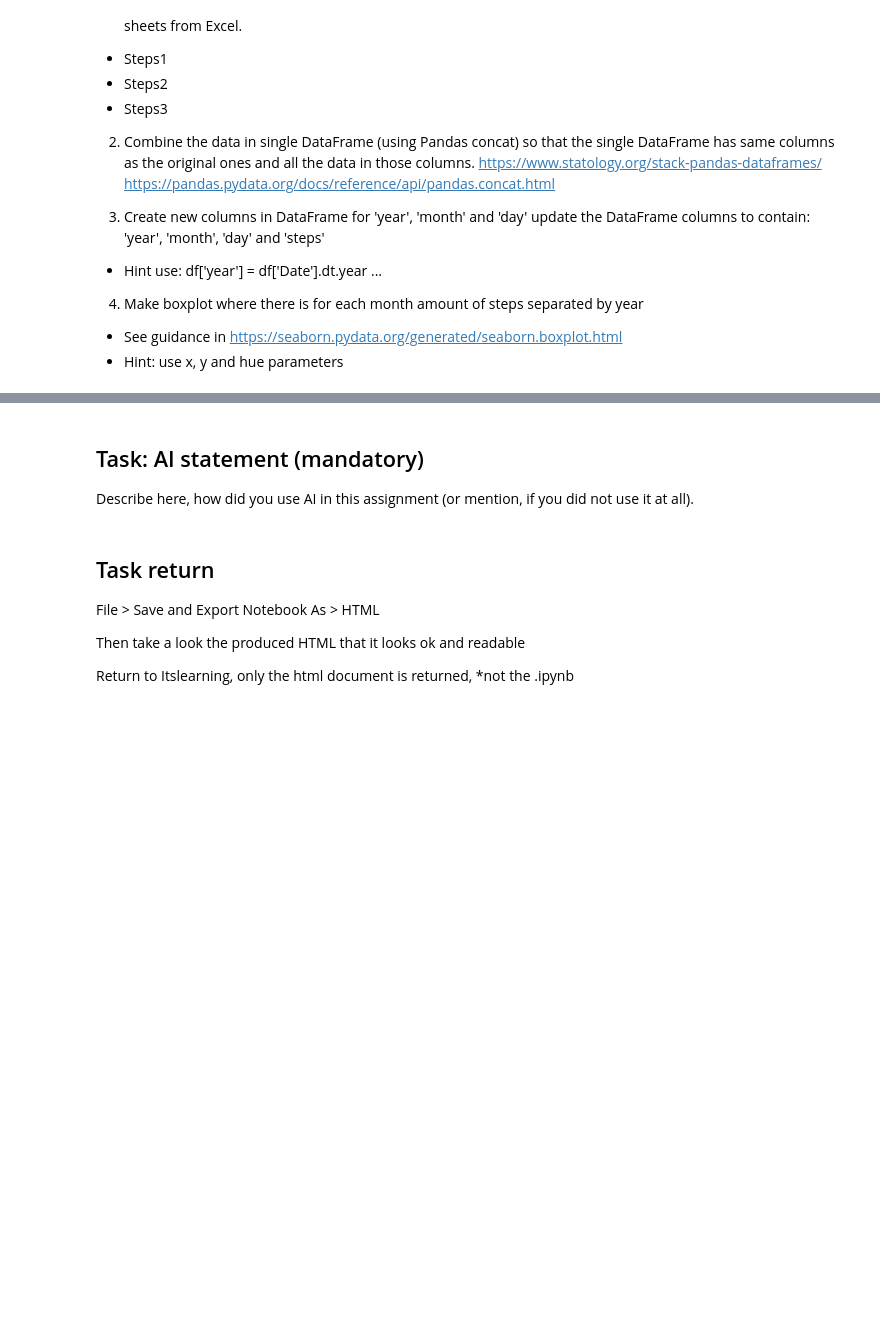
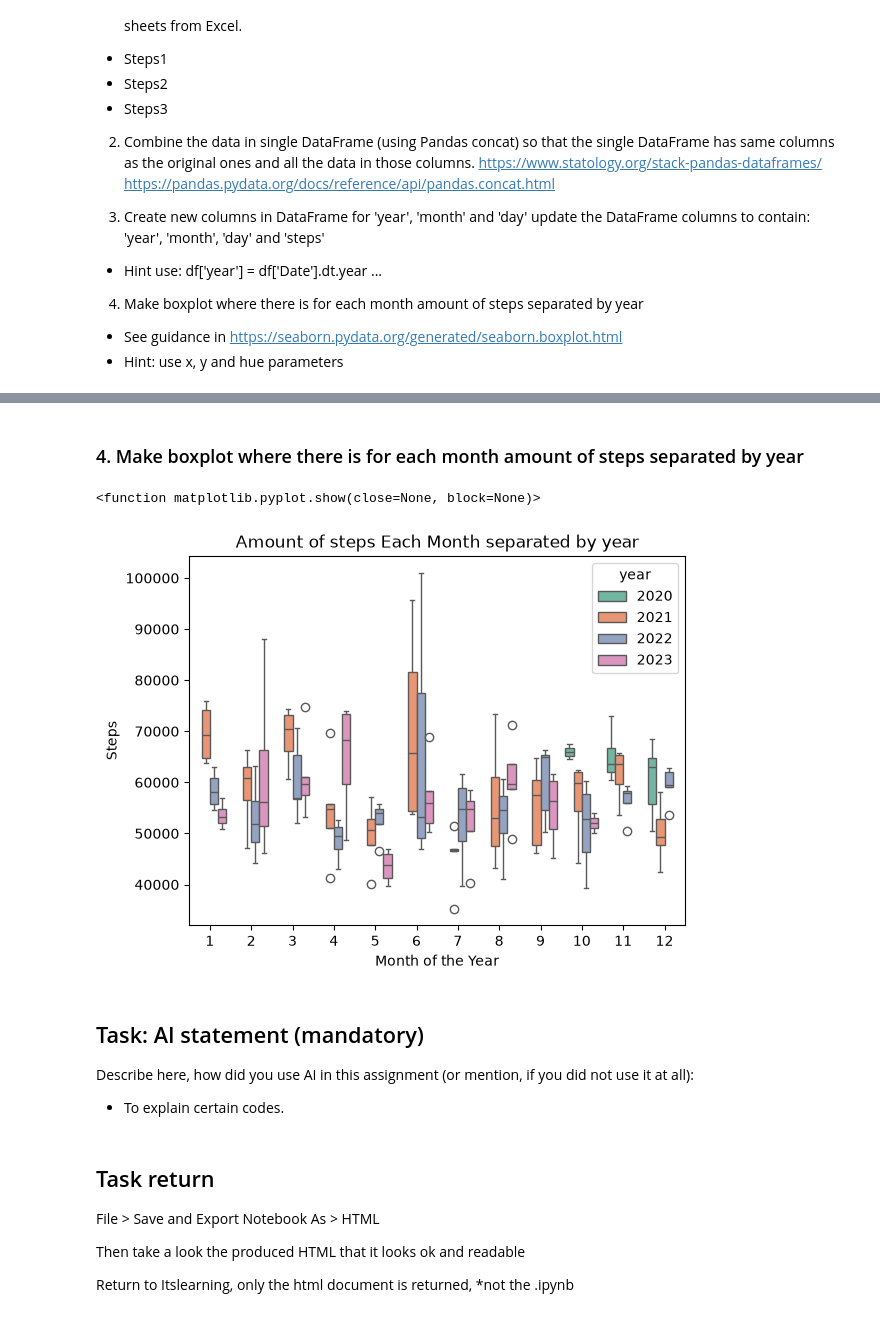
Before and after one commit to buicaothe/PYTHON, a Jupyter notebook: DATA MANAGEMENT/Labweek41/Data_Cleaning_and_datetime_handling.ipynb, the cells around one changed output, grey strips where cells are left out. Cells and saved outputs as stored; diff of their text form; code cells hidden in the pictures; blank space fills up the shorter version.

Commit message:
2026-10-10 Data_Cleaning_and_datetime_handling

```diff
--- a/DATA MANAGEMENT/Labweek41/Data_Cleaning_and_datetime_handling.ipynb
+++ b/DATA MANAGEMENT/Labweek41/Data_Cleaning_and_datetime_handling.ipynb
@@ -563,2 +593,5 @@ Try to do one thing in one coding cell, then test that it works and then add mor
 # %%
-# Your code here
+# read from Excel file "Steps.xlsx":
+steps1 = pd.read_excel('Steps.xlsx',sheet_name='Steps1') # read sheet name 'Steps1' the excel file
+steps2 = pd.read_excel('Steps.xlsx',sheet_name='Steps2') # read sheet name 'Steps2' the excel file
+steps3 = pd.read_excel('Steps.xlsx',sheet_name='Steps3') # read sheet name 'Steps3' the excel file
@@ -569,2 +618,5 @@ Try to do one thing in one coding cell, then test that it works and then add mor
 # %%
-# Your code here
+# Combine the data in single DataFrame (using Pandas concat)
+allsteps = pd.concat([steps1,steps2,steps3]) # combine vertically the 3 DataFrames in to single DataFrame without resetting the Indices.
+allsteps = pd.concat([steps1,steps2,steps3],ignore_index=True) # combine vertically the 3 DataFrames in to single DataFrame with resetting the Indices (using ignore_index).
+allsteps # print to see the overall of the newly concatted DataFrame
@@ -570,0 +639,5 @@ Try to do one thing in one coding cell, then test that it works and then add mor
+# %%
+allsteps['year'] = allsteps['Date'].dt.year # split the 'year' from the "Date" column with accessor .dt.year
+allsteps['month'] = allsteps['Date'].dt.month # split the 'month' from the "Date" column with accessor .dt.month
+allsteps['day'] = allsteps['Date'].dt.day # split the 'day' from the "Date" column with accessor .dt.day
+allsteps
@@ -571,8 +658,21 @@ Try to do one thing in one coding cell, then test that it works and then add mor
+# %% [markdown]
+### 4. Make boxplot where there is for each month amount of steps separated by year
+# %%
+sns.boxplot(data=allsteps, x='month', y='Steps', hue='year',palette='Set2')
+# print the boxplot using seaborn library: x: month; y for total steps. HUE = year, use color pallets Set2
+plt.xlabel('Month of the Year',fontsize=10) # give the name of the x axis
+plt.ylabel('Steps',fontsize=10) # give the name of the y axis
+plt.title('Amount of steps Each Month separated by year', fontsize=12) # give the title of the Graph
+plt.show # print the graph
+# %% [output]
+<function matplotlib.pyplot.show(close=None, block=None)>
+[figure, added]
 # %% [markdown]
 
 ## Task: AI statement (mandatory)
 
-Describe here, how did you use AI in this assignment (or mention, if you did not use it at all).
+Describe here, how did you use AI in this assignment (or mention, if you did not use it at all):
+- To explain certain codes.
 # %% [markdown]
 ## Task return
 
```
Also changed, not shown: parts of 34 cells of this notebook, 6 other files.
